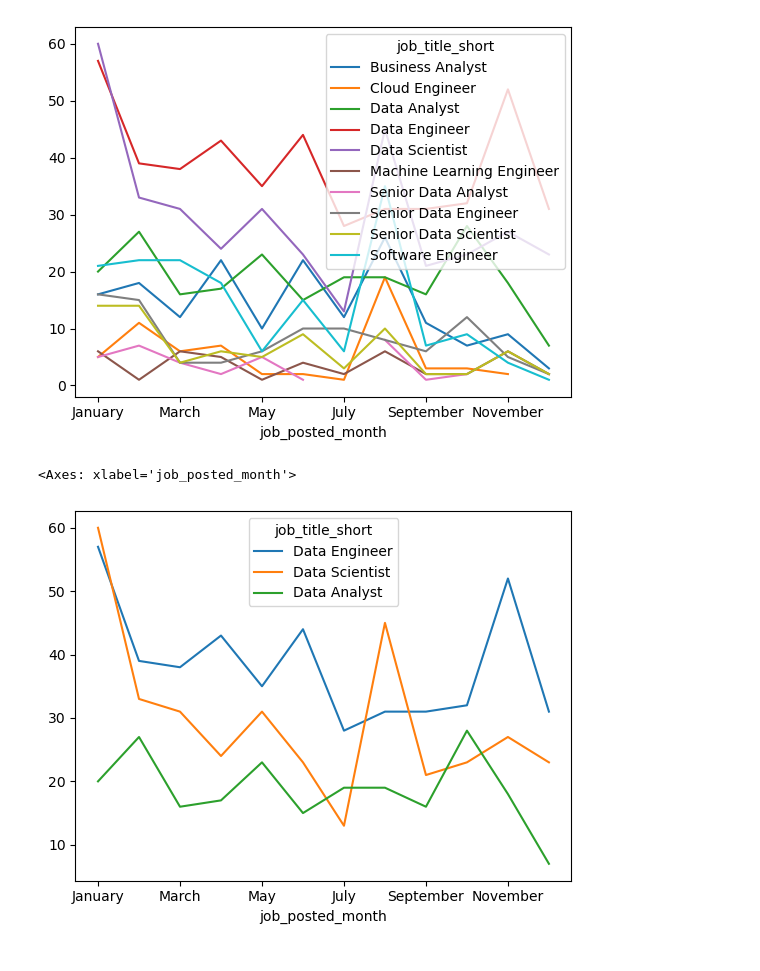
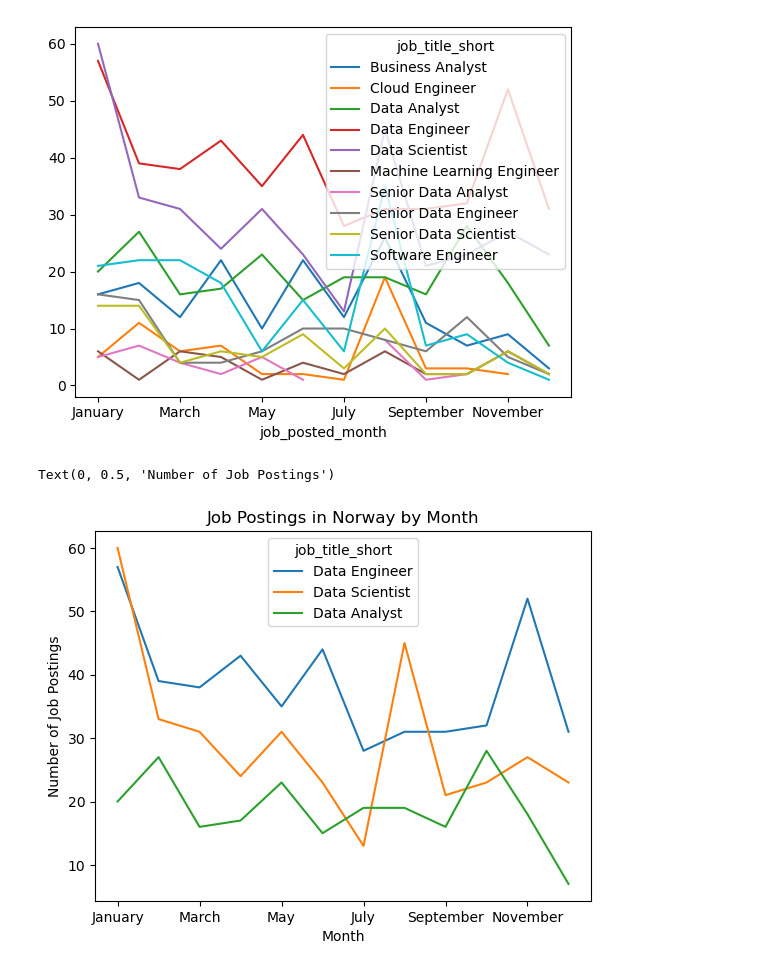
Before and after one commit to danielbrovarnik/Python_project, a Jupyter notebook: 2_advanced/6_exercise_job_demand.ipynb, the cells around one changed output. Saved outputs shown, nothing was run; the diff lists cells and outputs as text; code cells hidden in the pictures.

```diff
--- a/2_advanced/6_exercise_job_demand.ipynb
+++ b/2_advanced/6_exercise_job_demand.ipynb
@@ -81,6 +81,9 @@ top_3 = df_Norge['job_title_short'].value_counts().head(3)
 top_3 = top_3.index.tolist()
 # %%
 df_Norge_pivot[top_3].plot(kind='line')
+plt.title('Job Postings in Norway by Month')
+plt.xlabel('Month')
+plt.ylabel('Number of Job Postings')
 # %% [output]
-<Axes: xlabel='job_posted_month'>
+Text(0, 0.5, 'Number of Job Postings')
-[figure, old version]
+[figure, new version]
```
Also changed, not shown: 20 other files.
